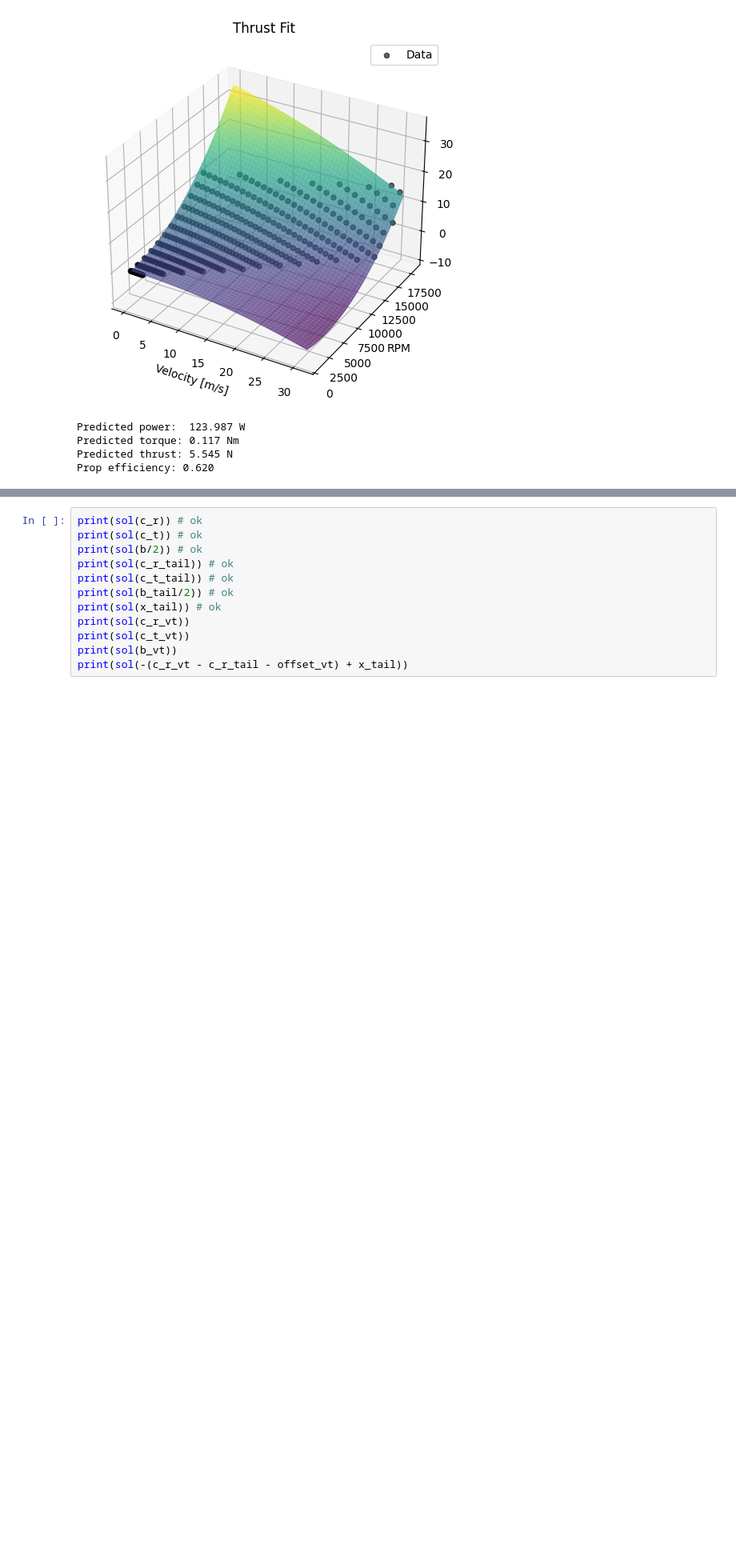
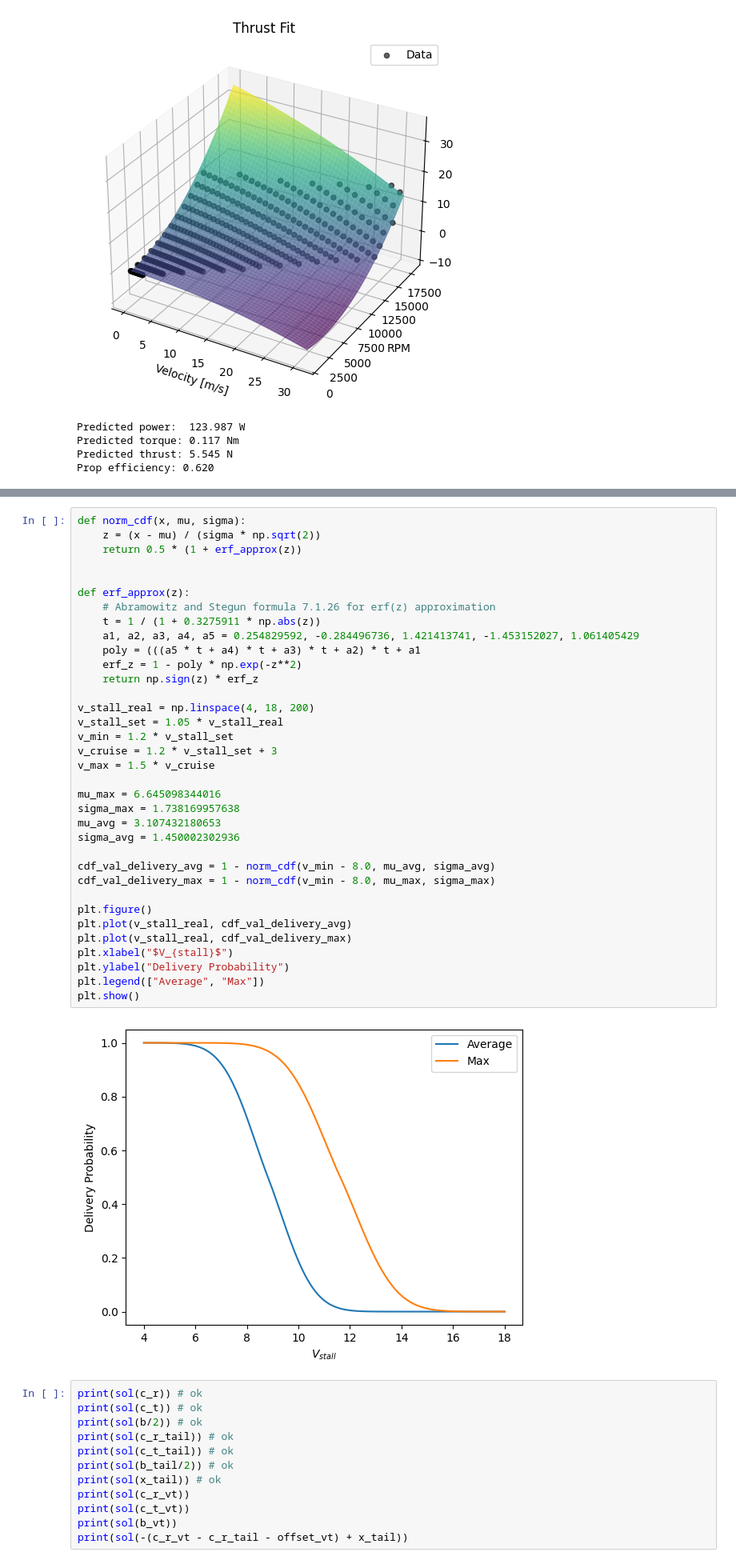
Before and after one commit to tomsheridan04/AeroSandbox, a Jupyter notebook: CTOL_scoring.ipynb, the cells around one changed output, grey strips where cells are left out. Shown at 80% size. Cells and saved outputs as stored; diff of their text form; blank space fills up the shorter version.

```diff
--- a/CTOL_scoring.ipynb
+++ b/CTOL_scoring.ipynb
@@ -1602,4 +1584,41 @@ Flight Score: 14.754254931530657
 ... (5 outputs left out)
+# %%
+def norm_cdf(x, mu, sigma):
+    z = (x - mu) / (sigma * np.sqrt(2))
+    return 0.5 * (1 + erf_approx(z))
+
+
+def erf_approx(z):
+    # Abramowitz and Stegun formula 7.1.26 for erf(z) approximation
+    t = 1 / (1 + 0.3275911 * np.abs(z))
+    a1, a2, a3, a4, a5 = 0.254829592, -0.284496736, 1.421413741, -1.453152027, 1.061405429
+    poly = (((a5 * t + a4) * t + a3) * t + a2) * t + a1
+    erf_z = 1 - poly * np.exp(-z**2)
+    return np.sign(z) * erf_z
+
+v_stall_real = np.linspace(4, 18, 200)
+v_stall_set = 1.05 * v_stall_real
+v_min = 1.2 * v_stall_set
+v_cruise = 1.2 * v_stall_set + 3
+v_max = 1.5 * v_cruise
+
+mu_max = 6.645098344016
+sigma_max = 1.738169957638
+mu_avg = 3.107432180653
+sigma_avg = 1.450002302936
+
+cdf_val_delivery_avg = 1 - norm_cdf(v_min - 8.0, mu_avg, sigma_avg)
+cdf_val_delivery_max = 1 - norm_cdf(v_min - 8.0, mu_max, sigma_max)
+
+plt.figure()
+plt.plot(v_stall_real, cdf_val_delivery_avg)
+plt.plot(v_stall_real, cdf_val_delivery_max)
+plt.xlabel("$V_{stall}$")
+plt.ylabel("Delivery Probability")
+plt.legend(["Average", "Max"])
+plt.show()
+# %% [output]
+[figure, added]
 # %%
 print(sol(c_r)) # ok
 print(sol(c_t)) # ok
```
Also changed, not shown: parts of 3 cells of this notebook.
